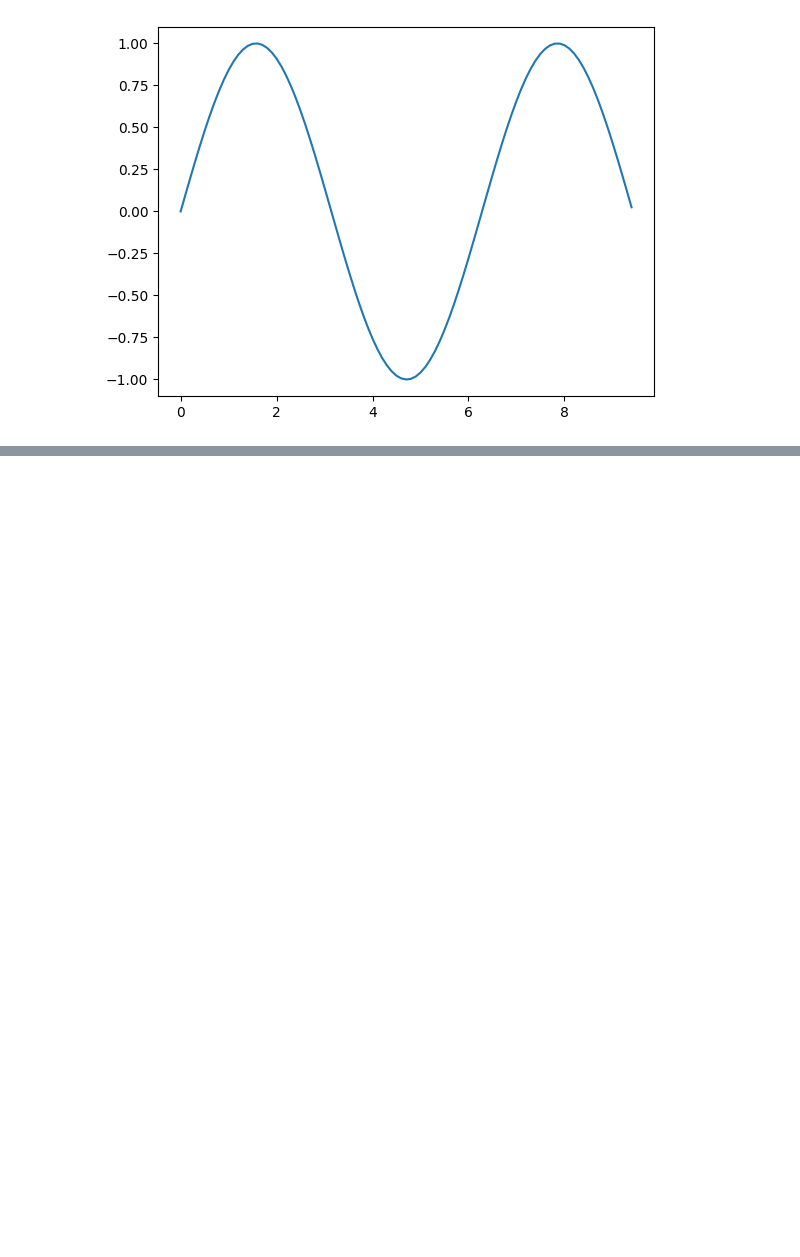
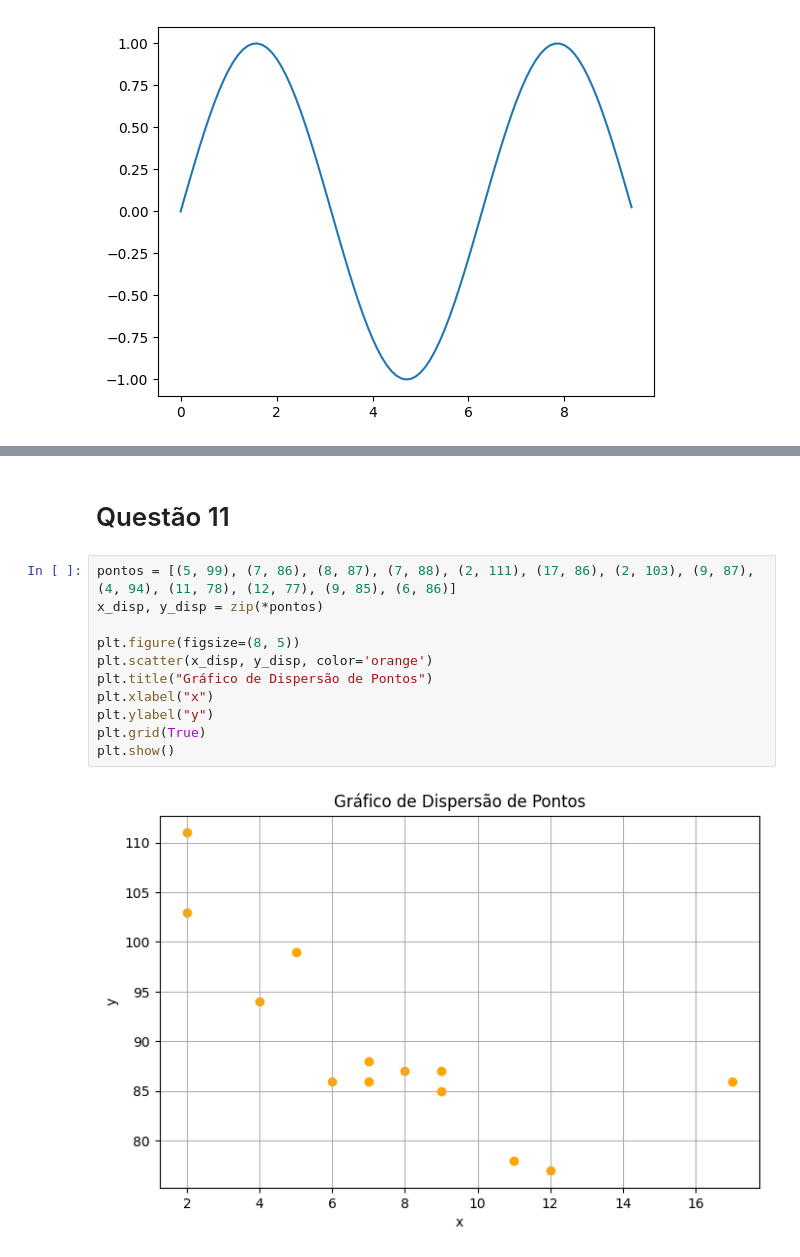
Before and after one commit to LucasGaabriel/Inteligencia-Artificial-Labs, a Jupyter notebook: Lab2/main.ipynb, the cells around one changed output, grey strips where cells are left out. Drawn from its saved outputs; the diff is of its cells as text; blank space fills up the shorter version.

```diff
--- a/Lab2/main.ipynb
+++ b/Lab2/main.ipynb
@@ -134,0 +187,15 @@ plt.show()
+# %% [markdown]
+# Questão 11
+# %%
+pontos = [(5, 99), (7, 86), (8, 87), (7, 88), (2, 111), (17, 86), (2, 103), (9, 87), (4, 94), (11, 78), (12, 77), (9, 85), (6, 86)]
+x_disp, y_disp = zip(*pontos)
+
+plt.figure(figsize=(8, 5))
+plt.scatter(x_disp, y_disp, color='orange')
+plt.title("Gráfico de Dispersão de Pontos")
+plt.xlabel("x")
+plt.ylabel("y")
+plt.grid(True)
+plt.show()
+# %% [output]
+[figure, added]
```
Also changed, not shown: parts of 16 cells of this notebook.
